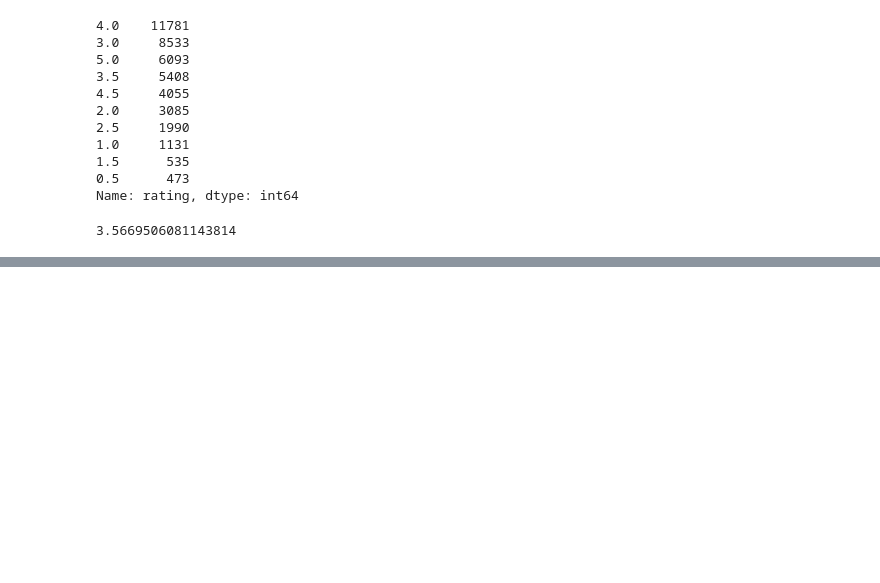
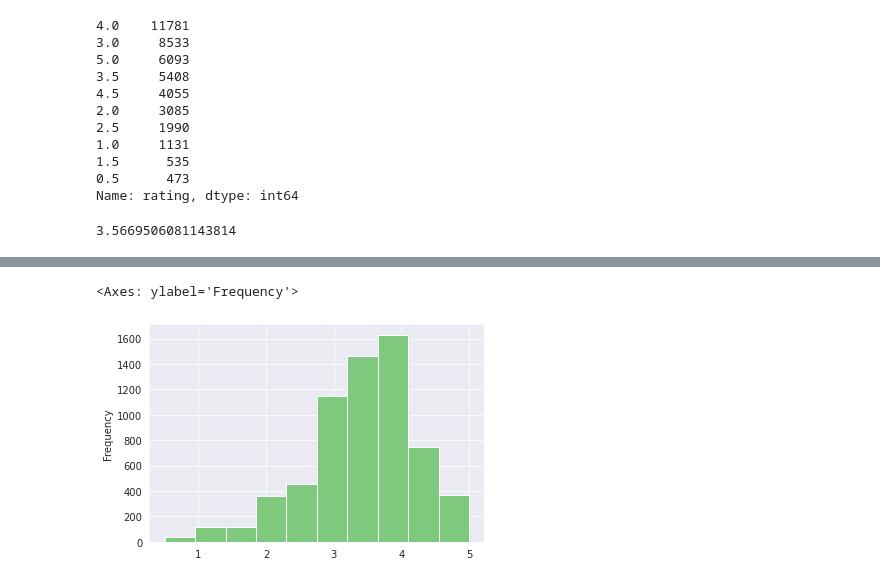
Before and after one commit to alanfmorato/analyzing_movies, a Jupyter notebook: Analisando_Reviews.ipynb, the cells around one changed output, grey strips where cells are left out. Cells and saved outputs as stored; diff of their text form; code cells hidden in the pictures; blank space fills up the shorter version.

```diff
--- a/Analisando_Reviews.ipynb
+++ b/Analisando_Reviews.ipynb
@@ -47,0 +108,3 @@ df['rating'].mean()
+# %%
+#agrupando por movieId e tirando a média de cada filme
+medias_filmes = df.groupby("movieId").mean()['rating']
@@ -47,0 +121,6 @@ df['rating'].mean()
+# %%
+#Plotando um histograma das médias dos filmes
+medias_filmes.plot(kind='hist')
+# %% [output]
+<Axes: ylabel='Frequency'>
+[figure, added]
```
Also changed, not shown: parts of 13 cells of this notebook.
